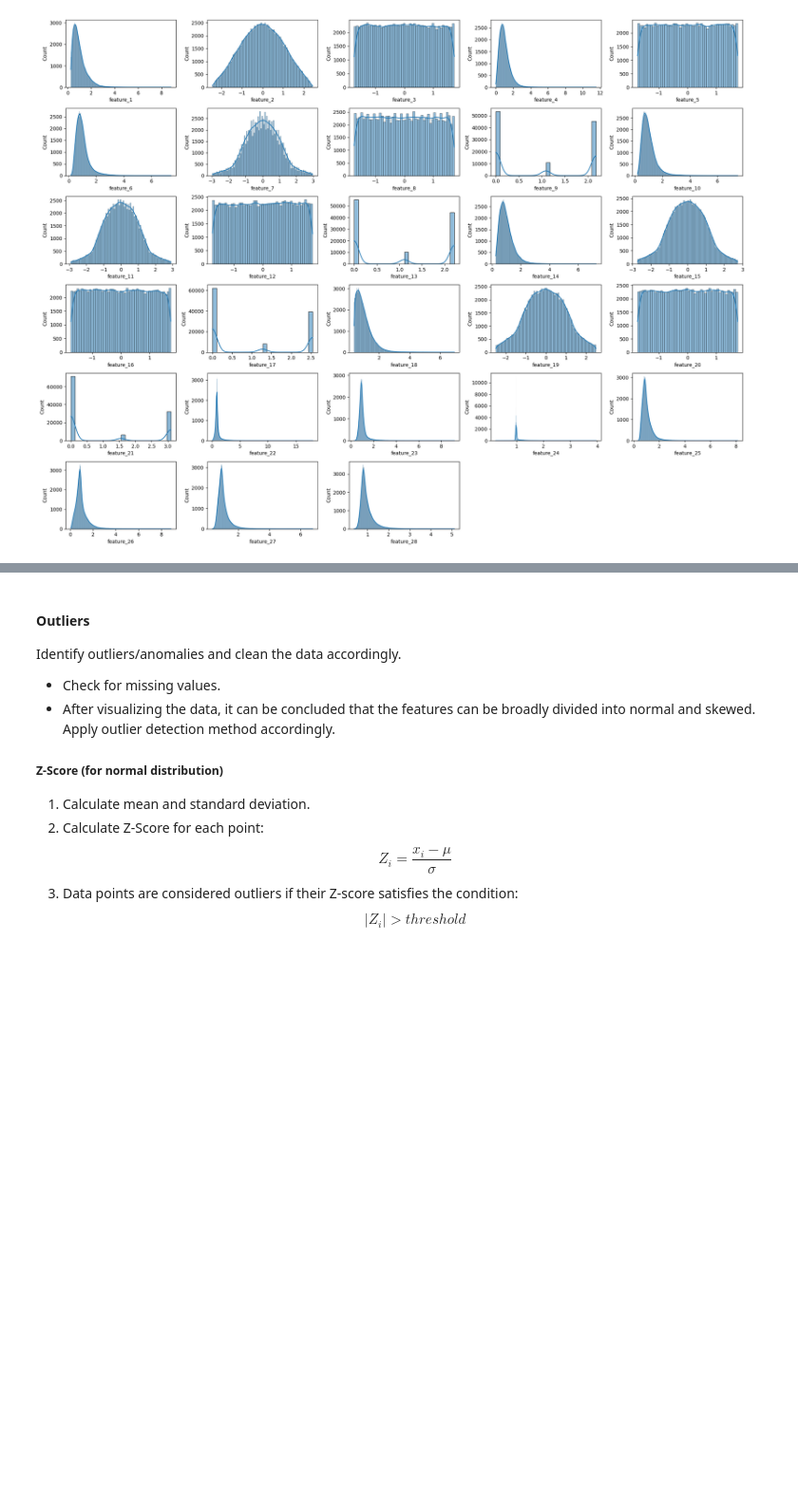
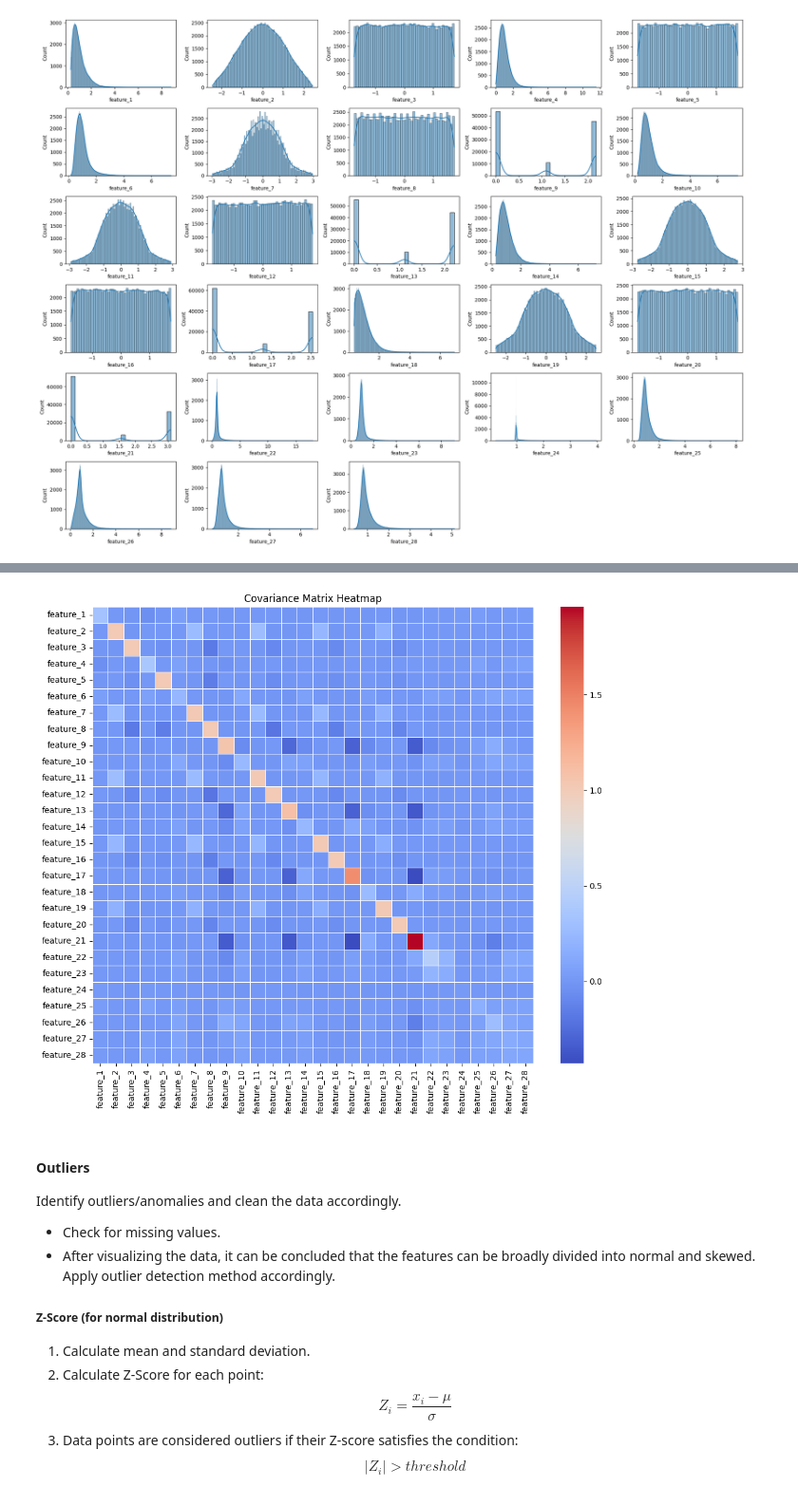
Before and after one commit to harshit-jain52/CS60050, a Jupyter notebook: assgn03/A3_Part1.ipynb, the cells around one changed output, grey strips where cells are left out. Shown at 95% size. Saved outputs shown, nothing was run; the diff lists cells and outputs as text; code cells hidden in the pictures; blank space fills up the shorter version.

```diff
--- a/assgn03/A3_Part1.ipynb
+++ b/assgn03/A3_Part1.ipynb
@@ -127,3 +142,18 @@ beautiful_plot(data)
+# %%
+# Calculate the covariance matrix
+cov_matrix = data.cov()
+
+# Set up the figure size
+plt.figure(figsize=(12, 10))
+
+# Create the heatmap
+sns.heatmap(cov_matrix, annot=False, fmt=".2f", cmap="coolwarm", linewidths=0.5)
+plt.title("Covariance Matrix Heatmap")
+plt.xticks(rotation=90)
+plt.yticks(rotation=0)
+plt.show()
+# %% [output]
+[figure, added]
 # %% [markdown]
 #### Outliers
 Identify outliers/anomalies and clean the data accordingly.
```
Also changed, not shown: parts of 31 cells of this notebook, 2 other files.
